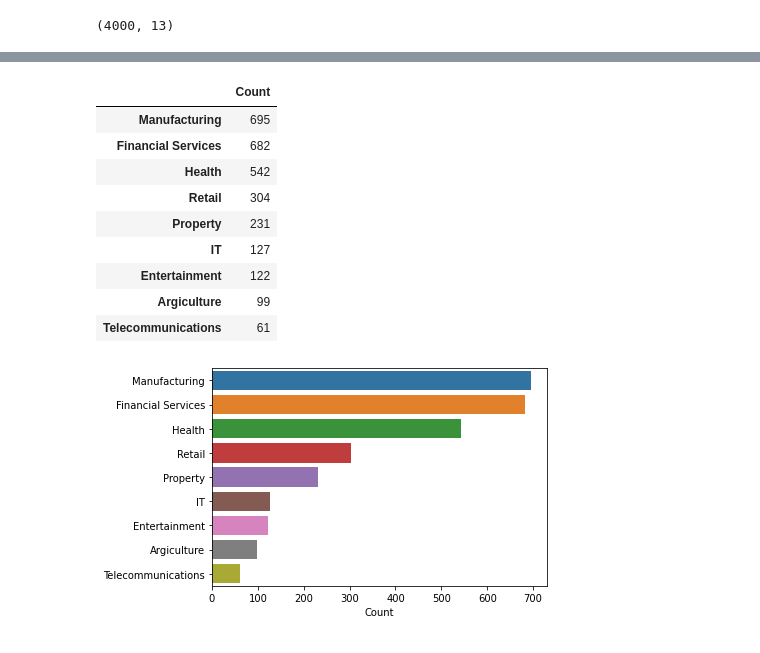
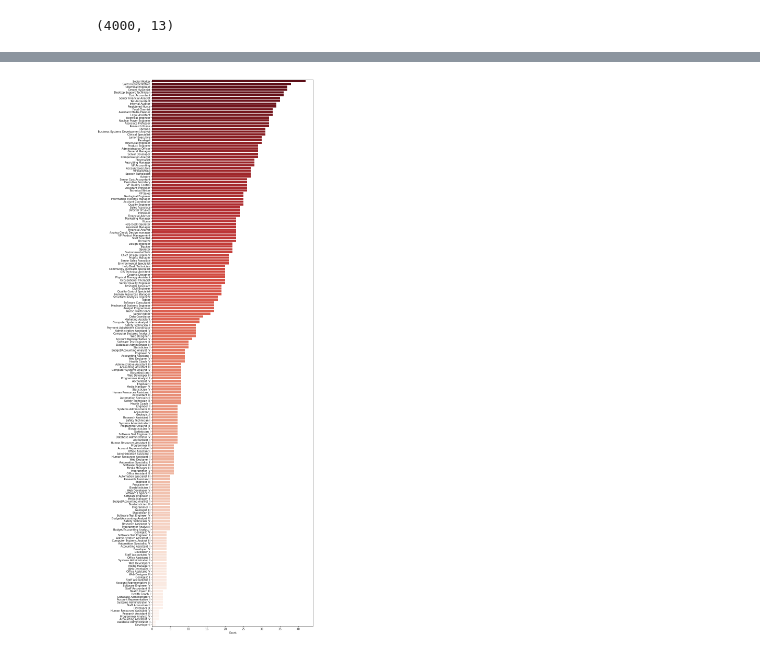
Before and after one commit to GaikwadChinmay/KPMG-Virtual-Internship, a Jupyter notebook: KPMG_Virtual_Internship.ipynb, the cells around one changed output, grey strips where cells are left out. Cells and saved outputs as stored; diff of their text form; code cells hidden in the pictures.

```diff
--- a/KPMG_Virtual_Internship.ipynb
+++ b/KPMG_Virtual_Internship.ipynb
@@ -407,6 +447 @@ cust_demo['DOB'].value_counts()
 Name: DOB, Length: 3448, dtype: int64
-# %%
-cust_demo.DOB = pd.to_datetime(cust_demo.DOB)
-cust_demo['DOB_year'] = cust_demo['DOB'].dt.year.astype(int)
-cust_demo['DOB_month'] = cust_demo['DOB'].dt.month.astype(int)
-cust_demo['DOB_date'] = cust_demo['DOB'].dt.day.astype(int)
@@ -415,3 +448,12 @@ cust_demo.dropna(axis=0,inplace=True)
 # %%
+cust_demo.dropna(axis=0,inplace=True)
+cust_demo.DOB = pd.to_datetime(cust_demo['DOB'])
+cust_demo['DOB_year'] = cust_demo['DOB'].dt.year
+cust_demo['DOB_month'] = cust_demo['DOB'].dt.month
+cust_demo['DOB_date'] = cust_demo['DOB'].dt.day
 # Let's fix data issues in Gender column
 cust_demo['gender'] = cust_demo['gender'].map({'Male':'M','Female':'F','Femal':'F','F':'F','U':'U'})
+# Let's calculate Age upto date
+cust_demo['Age'] = 2021 - cust_demo['DOB_year']
+# Let's remove invalid date
+cust_demo = cust_demo[(cust_demo["deceased_indicator"] != 'Y') & (cust_demo["Age"] != 178)]
@@ -464,15 +515,8 @@ sns.histplot(AGE).set(xlabel='No of Applicants', ylabel='Age Groups', title='No
 # %%
-JOB = cust_demo.job_industry_category.value_counts().to_frame('Count')
-sns.barplot(JOB.Count,JOB.index,orientation='horizontal')
+plt.figure(figsize=(12,30))
+WEALTH = cust_demo.job_title.value_counts().to_frame('Count')
+sns.barplot(WEALTH.Count,WEALTH.index,orientation='horizontal',palette='Reds_r')
+plt.tight_layout(2.0)
+plt.show()
 # %% [output]
-|  | Count |
-| Manufacturing | 695 |
-| Financial Services | 682 |
-| Health | 542 |
-| Retail | 304 |
-| Property | 231 |
-| IT | 127 |
-| Entertainment | 122 |
-| Argiculture | 99 |
-| Telecommunications | 61 |
-[figure, old version]
+[figure, new version]
```
Also changed, not shown: parts of 36 cells of this notebook.
